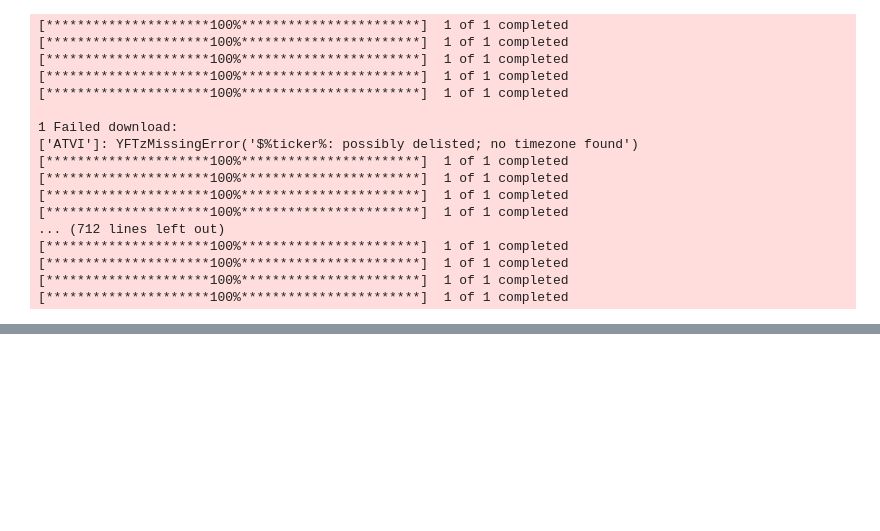
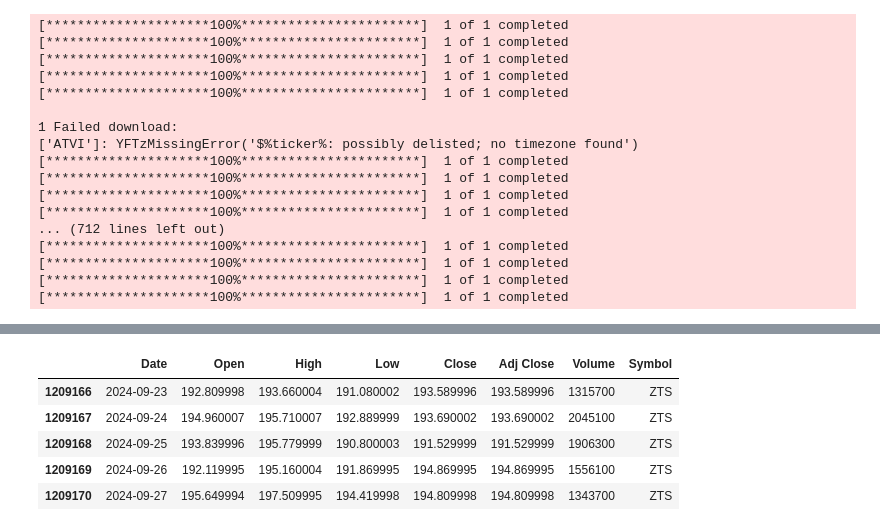
Before and after one commit to sidchakravarty/lazyprogrammer_financial_engineering, a Jupyter notebook: 2. Python/1. Financial Basics.ipynb, the cells around one changed output, grey strips where cells are left out. Drawn from its saved outputs; the diff is of its cells as text; code cells hidden in the pictures; blank space fills up the shorter version.

```diff
--- a/2. Python/1. Financial Basics.ipynb
+++ b/2. Python/1. Financial Basics.ipynb
@@ -97,0 +133,9 @@ for symbol in symbols:
+# %%
+df.tail()
+# %% [output]
+|  | Date | Open | High | Low | Close | Adj Close | Volume | Symbol |
+| 1209166 | 2024-09-23 | 192.809998 | 193.660004 | 191.080002 | 193.589996 | 193.589996 | 1315700 | ZTS |
+| 1209167 | 2024-09-24 | 194.960007 | 195.710007 | 192.889999 | 193.690002 | 193.690002 | 2045100 | ZTS |
+| 1209168 | 2024-09-25 | 193.839996 | 195.779999 | 190.800003 | 191.529999 | 191.529999 | 1906300 | ZTS |
+| 1209169 | 2024-09-26 | 192.119995 | 195.160004 | 191.869995 | 194.869995 | 194.869995 | 1556100 | ZTS |
+| 1209170 | 2024-09-27 | 195.649994 | 197.509995 | 194.419998 | 194.809998 | 194.809998 | 1343700 | ZTS |
```
Also changed, not shown: parts of 4 cells of this notebook.
